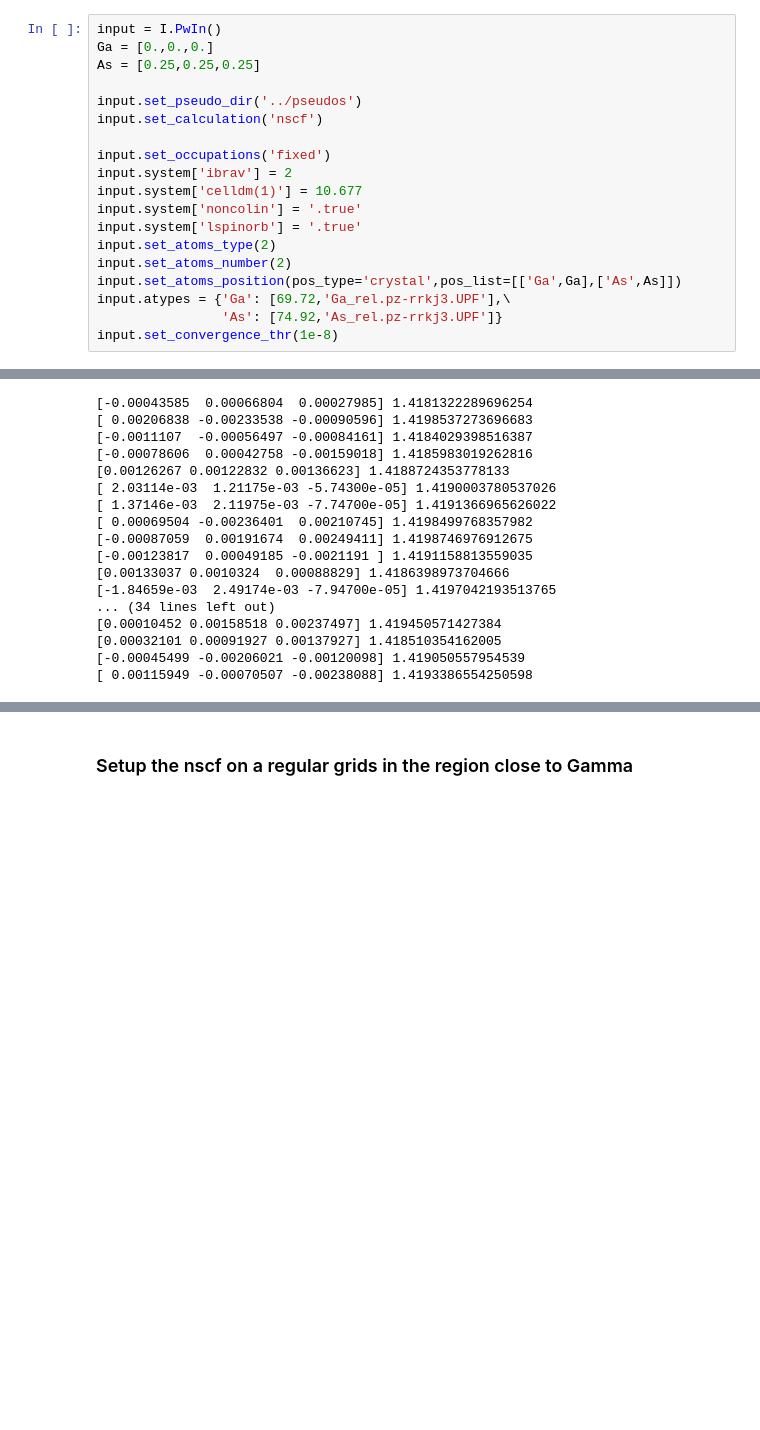
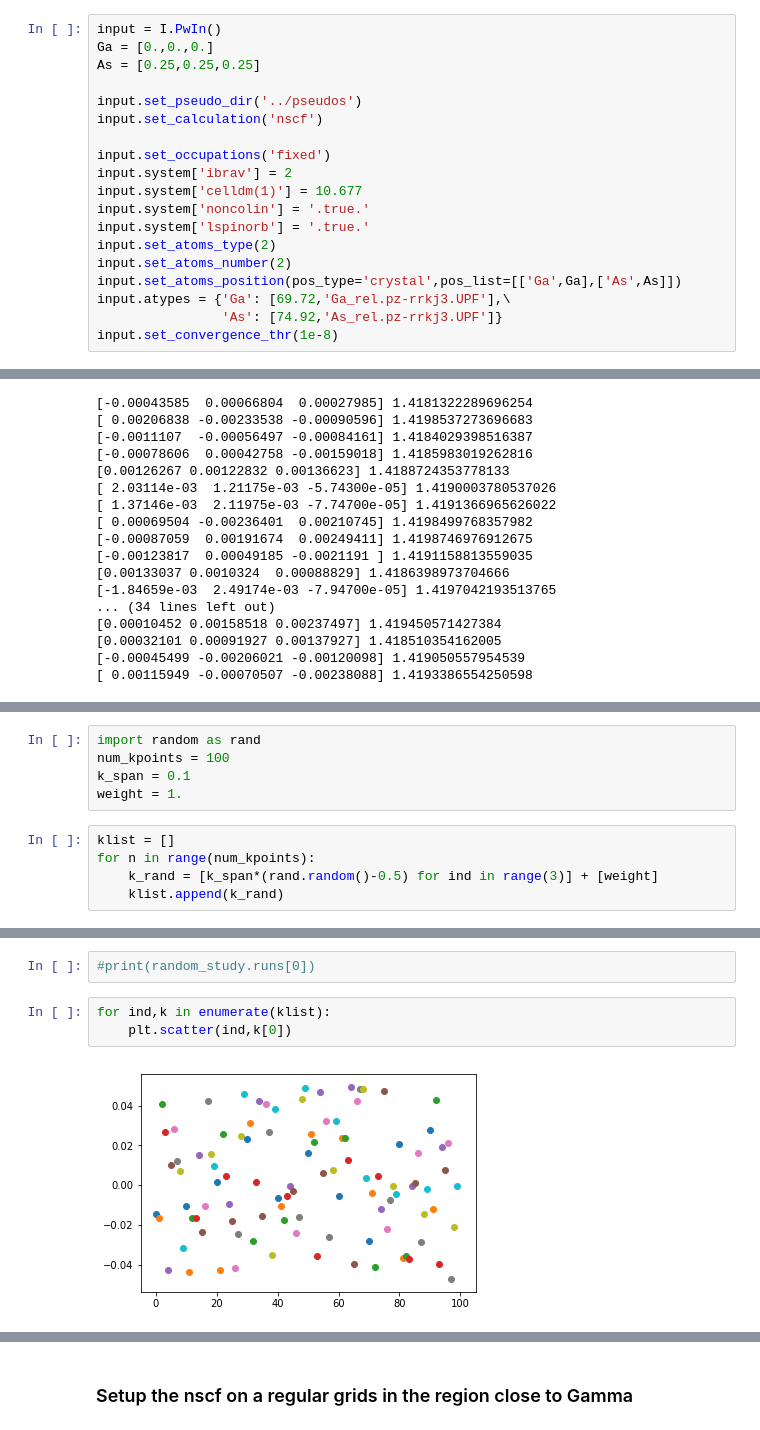
Before and after one commit to marcodalessandro76/Generation-and-decay-of-the-degree-of-spin-polarization-in-GaAs, a Jupyter notebook: Nscf_on_a_grid-Ypp_bands.ipynb, the cells around one changed output, grey strips where cells are left out. Saved outputs shown, nothing was run; the diff lists cells and outputs as text; blank space fills up the shorter version.

```diff
--- a/Nscf_on_a_grid-Ypp_bands.ipynb
+++ b/Nscf_on_a_grid-Ypp_bands.ipynb
@@ -27,8 +27,8 @@ input.set_calculation('nscf')
 input.set_occupations('fixed')
 input.system['ibrav'] = 2
 input.system['celldm(1)'] = 10.677
-input.system['noncolin'] = '.true'
-input.system['lspinorb'] = '.true'
+input.system['noncolin'] = '.true.'
+input.system['lspinorb'] = '.true.'
 input.set_atoms_type(2)
 input.set_atoms_number(2)
 input.set_atoms_position(pos_type='crystal',pos_list=[['Ga',Ga],['As',As]])
@@ -234,0 +237,10 @@ for ind in range(len(k_values)):
+# %%
+import random as rand
+num_kpoints = 100
+k_span = 0.1
+weight = 1.
+# %%
+klist = []
+for n in range(num_kpoints):
+    k_rand = [k_span*(rand.random()-0.5) for ind in range(3)] + [weight]
+    klist.append(k_rand)
@@ -234,0 +258,7 @@ for ind in range(len(k_values)):
+# %%
+#print(random_study.runs[0])
+# %%
+for ind,k in enumerate(klist):
+    plt.scatter(ind,k[0])
+# %% [output]
+[figure, added]
```
Also changed, not shown: parts of 31 cells of this notebook, 3 other files.
